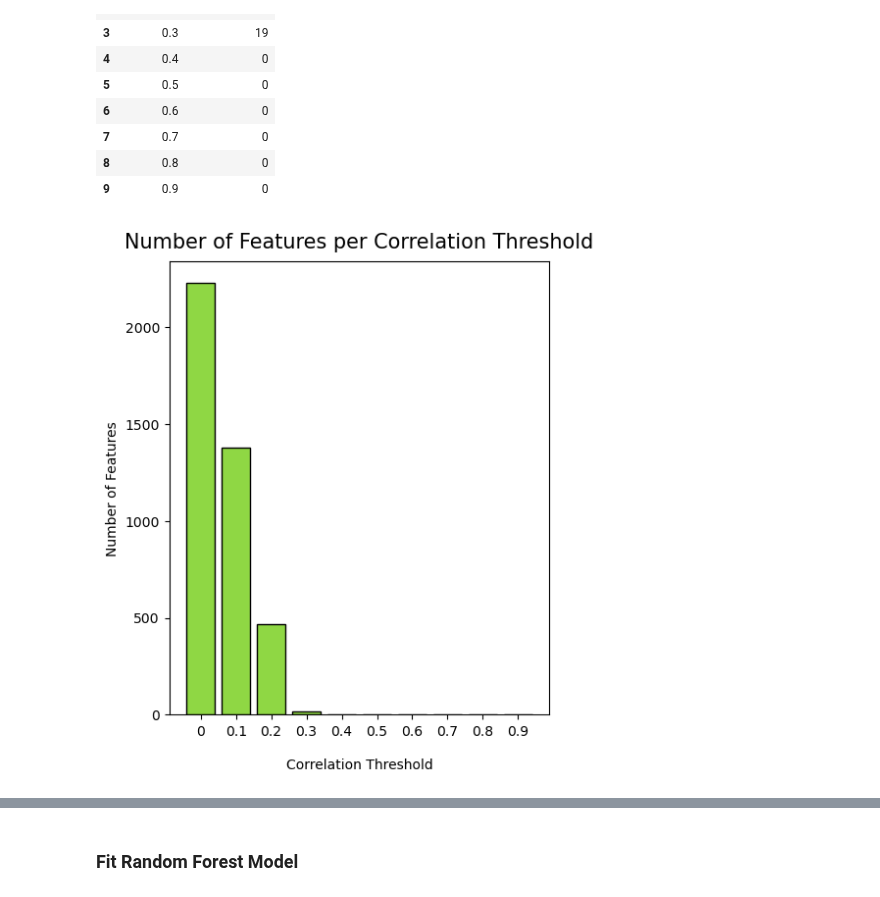
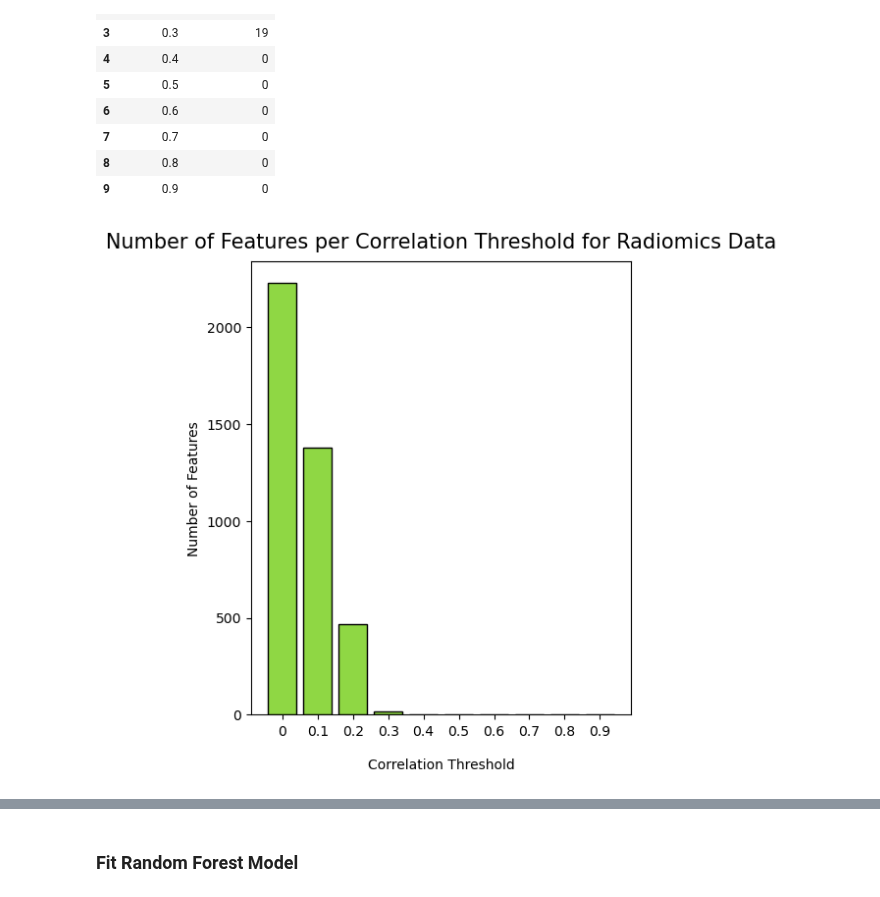
Before and after one commit to KristoferLintonReid/ultrasound-contrastivemodels, a Jupyter notebook: notebooks/baseline_radiomics_ALL.ipynb, the cells around one changed output, grey strips where cells are left out. Drawn from its saved outputs; the diff is of its cells as text; code cells hidden in the pictures.

```diff
--- a/notebooks/baseline_radiomics_ALL.ipynb
+++ b/notebooks/baseline_radiomics_ALL.ipynb
@@ -525,9 +539,9 @@ threshold_df
 # %%
 fig,ax = plt.subplots(figsize=(5, 6))
 ax.bar(threshold_df["Threshold"], threshold_df["Feature Count"], color="#8FD744FF", edgecolor="black")
-ax.set_title("Number of Features per Correlation Threshold", fontsize = 15, pad=10)
+ax.set_title("Number of Features per Correlation Threshold for Radiomics Data", fontsize = 15, pad=10)
 ax.set_xlabel("Correlation Threshold", fontsize=10, labelpad=15)
 ax.set_ylabel("Number of Features", fontsize=10)
 plt.show()
 # %% [output]
-[figure, old version]
+[figure, new version]
```
Also changed, not shown: parts of 26 cells of this notebook.
